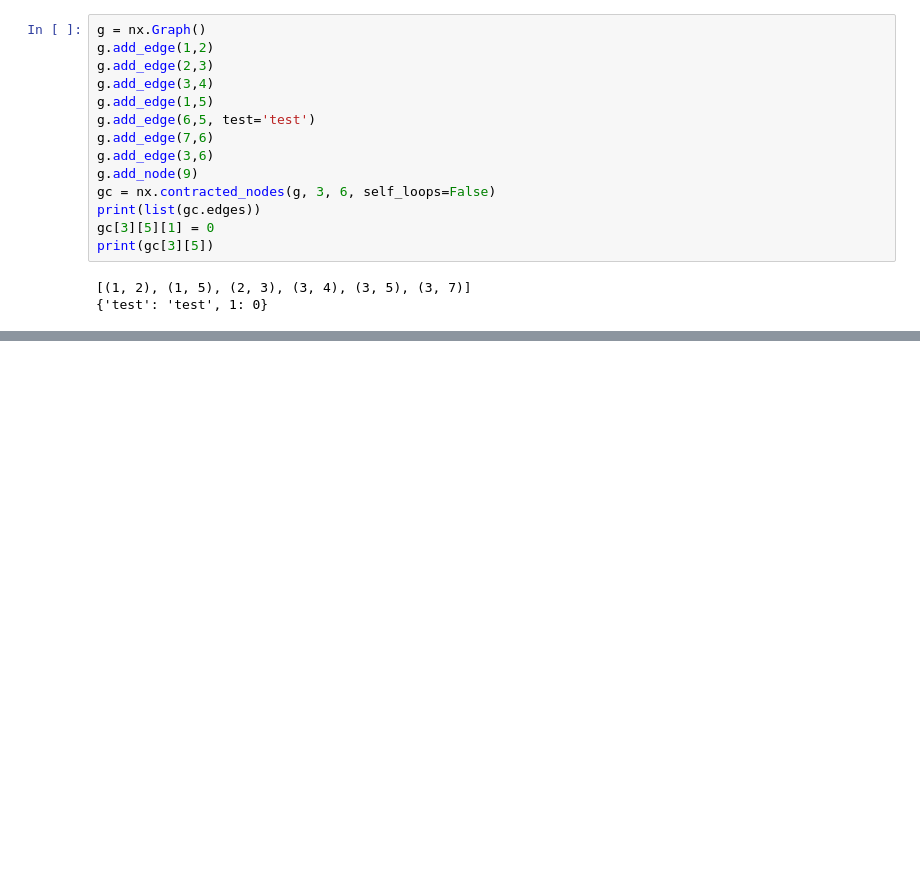
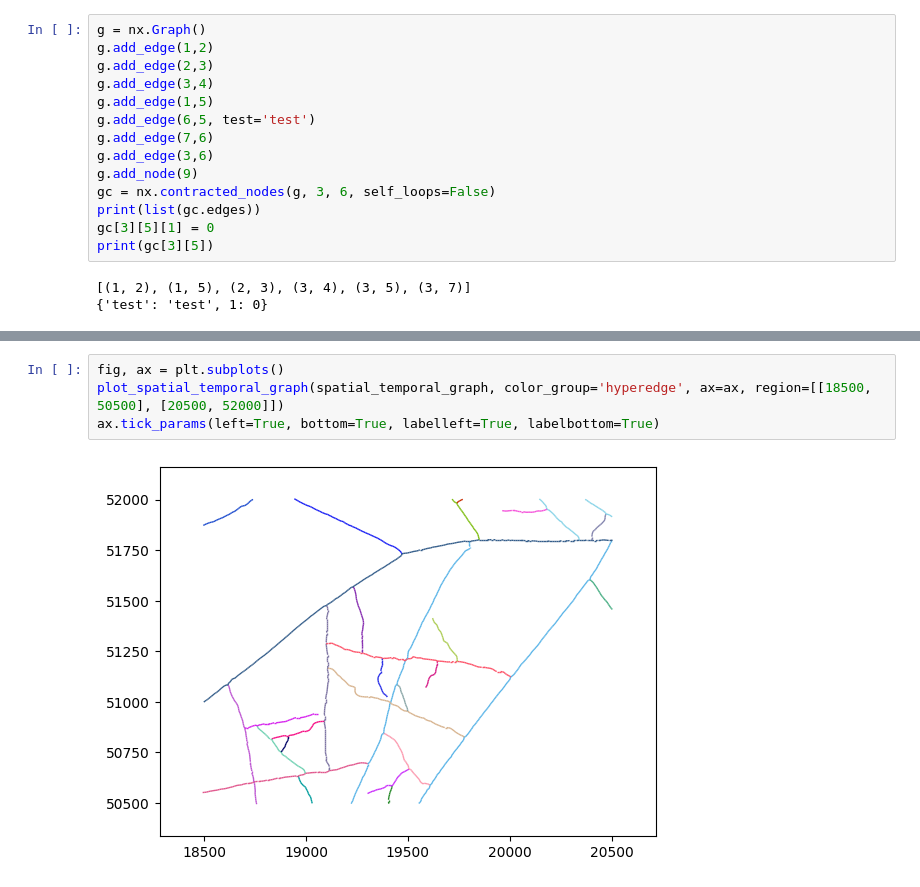
Before and after one commit to amin942001/STHype, a Jupyter notebook: examples/amftrack.ipynb, the cells around one changed output, grey strips where cells are left out. Cells and saved outputs as stored; diff of their text form; blank space fills up the shorter version.

```diff
--- a/examples/amftrack.ipynb
+++ b/examples/amftrack.ipynb
@@ -445,0 +466,6 @@ print(gc[3][5])
+# %%
+fig, ax = plt.subplots()
+plot_spatial_temporal_graph(spatial_temporal_graph, color_group='hyperedge', ax=ax, region=[[18500, 50500], [20500, 52000]])
+ax.tick_params(left=True, bottom=True, labelleft=True, labelbottom=True)
+# %% [output]
+[figure, added]
```
Also changed, not shown: parts of 22 cells of this notebook, 1 other file.
